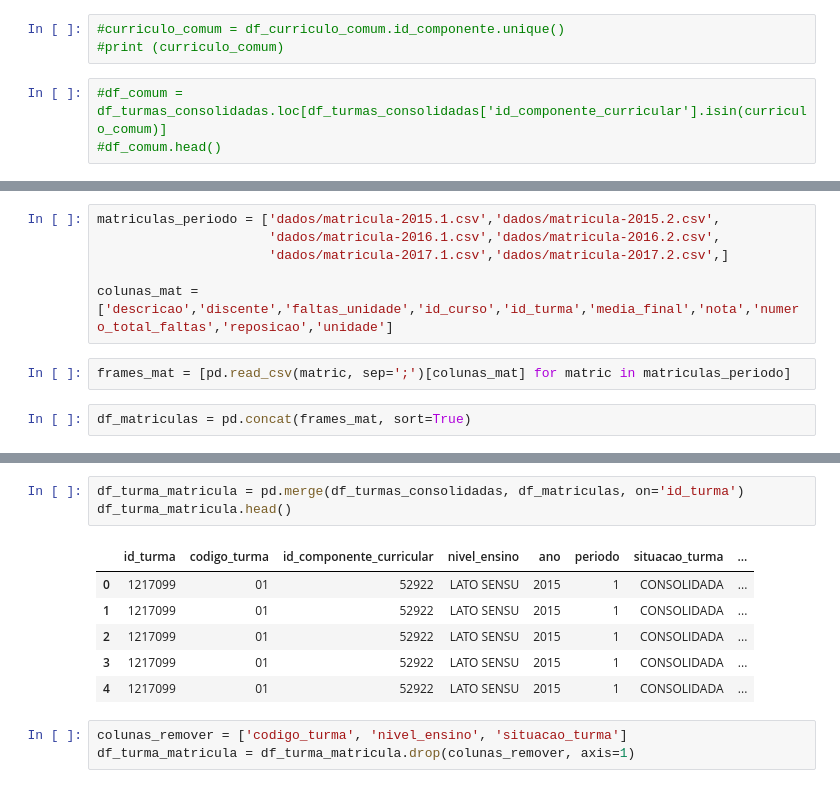
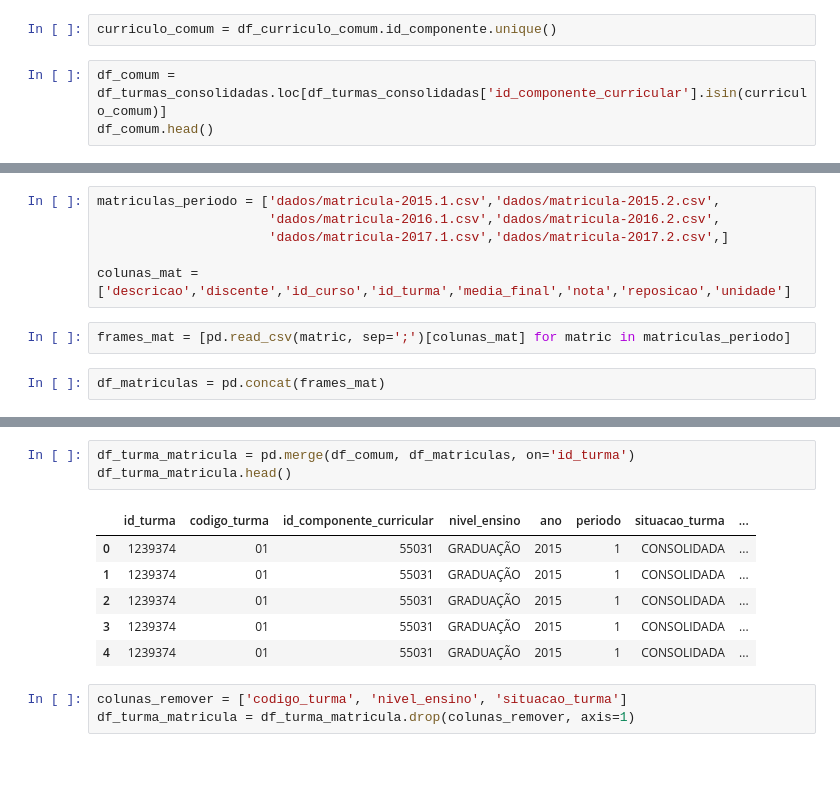
Before and after one commit to CinthiaKatiane/FinalProject-CD, a Jupyter notebook: ProjetoFinal-CD.ipynb, the cells around one changed output, grey strips where cells are left out. Saved outputs shown, nothing was run; the diff lists cells and outputs as text.

```diff
--- a/ProjetoFinal-CD.ipynb
+++ b/ProjetoFinal-CD.ipynb
@@ -145,8 +233,7 @@ Try using .loc[row_indexer,col_indexer] = value instead
 See the caveats in the documentation: http://pandas.pydata.org/pandas-docs/stable/indexing.html#indexing-view-versus-copy
   self[name] = value
 # %%
-#curriculo_comum = df_curriculo_comum.id_componente.unique()
-#print (curriculo_comum)
+curriculo_comum = df_curriculo_comum.id_componente.unique()
 # %%
-#df_comum = df_turmas_consolidadas.loc[df_turmas_consolidadas['id_componente_curricular'].isin(curriculo_comum)]
-#df_comum.head()
+df_comum = df_turmas_consolidadas.loc[df_turmas_consolidadas['id_componente_curricular'].isin(curriculo_comum)]
+df_comum.head()
@@ -155,11 +249,11 @@ matriculas_periodo = ['dados/matricula-2015.1.csv','dados/matricula-2015.2.csv',
                       'dados/matricula-2016.1.csv','dados/matricula-2016.2.csv',
                       'dados/matricula-2017.1.csv','dados/matricula-2017.2.csv',]
 
-colunas_mat = ['descricao','discente','faltas_unidade','id_curso','id_turma','media_final','nota','numero_total_faltas','reposicao','unidade']
+colunas_mat = ['descricao','discente','id_curso','id_turma','media_final','nota','reposicao','unidade']
 # %%
 frames_mat = [pd.read_csv(matric, sep=';')[colunas_mat] for matric in matriculas_periodo]
 # %%
-df_matriculas = pd.concat(frames_mat, sort=True)
+df_matriculas = pd.concat(frames_mat)
 # %%
 df_matriculas.head()
 # %% [output]
@@ -172,13 +266,13 @@ df_matriculas.head()
 # %%
-df_turma_matricula = pd.merge(df_turmas_consolidadas, df_matriculas, on='id_turma')
+df_turma_matricula = pd.merge(df_comum, df_matriculas, on='id_turma')
 df_turma_matricula.head()
 # %% [output]
 |  | id_turma | codigo_turma | id_componente_curricular | nivel_ensino | ano | periodo | situacao_turma | ... |
-| 0 | 1217099 | 01 | 52922 | LATO SENSU | 2015 | 1 | CONSOLIDADA | ... |
-| 1 | 1217099 | 01 | 52922 | LATO SENSU | 2015 | 1 | CONSOLIDADA | ... |
-| 2 | 1217099 | 01 | 52922 | LATO SENSU | 2015 | 1 | CONSOLIDADA | ... |
-| 3 | 1217099 | 01 | 52922 | LATO SENSU | 2015 | 1 | CONSOLIDADA | ... |
-| 4 | 1217099 | 01 | 52922 | LATO SENSU | 2015 | 1 | CONSOLIDADA | ... |
+| 0 | 1239374 | 01 | 55031 | GRADUAÇÃO | 2015 | 1 | CONSOLIDADA | ... |
+| 1 | 1239374 | 01 | 55031 | GRADUAÇÃO | 2015 | 1 | CONSOLIDADA | ... |
+| 2 | 1239374 | 01 | 55031 | GRADUAÇÃO | 2015 | 1 | CONSOLIDADA | ... |
+| 3 | 1239374 | 01 | 55031 | GRADUAÇÃO | 2015 | 1 | CONSOLIDADA | ... |
+| 4 | 1239374 | 01 | 55031 | GRADUAÇÃO | 2015 | 1 | CONSOLIDADA | ... |
 # %%
 colunas_remover = ['codigo_turma', 'nivel_ensino', 'situacao_turma']
 df_turma_matricula = df_turma_matricula.drop(colunas_remover, axis=1)
```
Also changed, not shown: parts of 50 cells of this notebook, 2 other files.
